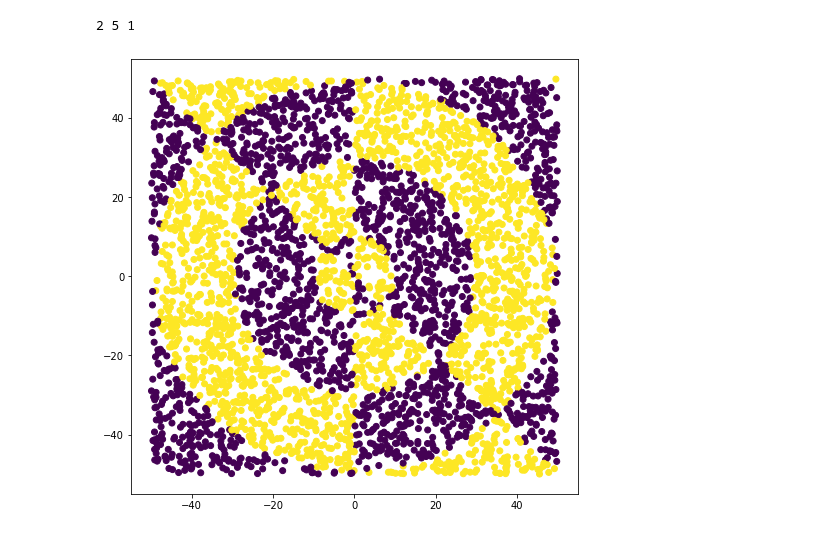
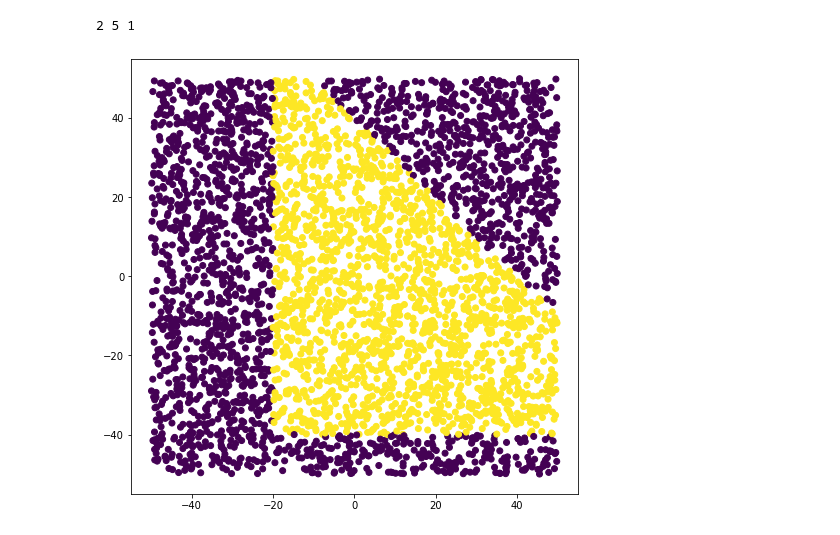
Before and after one commit to aidinattar/LoCP_MODB, a Jupyter notebook: Week2/generate_data_DNN_2022.ipynb, the cells around one changed output. Cells and saved outputs as stored; diff of their text form; code cells hidden in the pictures.

```diff
--- a/Week2/generate_data_DNN_2022.ipynb
+++ b/Week2/generate_data_DNN_2022.ipynb
@@ -15,26 +16,26 @@ mkdir: cannot create directory ‘DATA’: File exists
 # %%
-%run optional_function.py # to run an external program
+%run nonlinear_function.py # to run an external program
 
-TYPE=2
+TYPE=1
 
 # random seed for reproducibility
 np.random.seed(12345)
 print(np.random.randint(0,10),np.random.randint(0,10),np.random.randint(0,10))
 
 x,y = (np.random.random((N,2))-0.5)*B, np.zeros(N)
 for i in range(N):
     # label data according to a nonlinear function "f"
     y[i] = f(x[i],TYPE)
 
 plt.figure(figsize = (8,8))
 plt.scatter(x[:,0],x[:,1],c=y)
 plt.show
 
-np.savetxt(filename("diff_data",TYPE),x)
-np.savetxt(filename("labels_diff_data",TYPE),y,fmt="%d")
+np.savetxt(filename("data",TYPE),x)
+np.savetxt(filename("labels",TYPE),y,fmt="%d")
 # %% [output]
 2 5 1
-[figure, old version]
+[figure, new version]
 # %% [markdown]
 <a style='text-decoration:none;line-height:16px;display:flex;color:#5B5B62;padding:10px;justify-content:end;' href='https://deepnote.com?utm_source=created-in-deepnote-cell&projectId=1cb9264e-65a5-431d-a980-16667908489e' target="_blank">
 <img alt='Created in deepnote.com' style='display:inline;max-height:16px;margin:0px;margin-right:7.5px;' src='embedded-picture-1' > </img>
```
Also changed, not shown: parts of 1 cell of this notebook, 2 other files.
